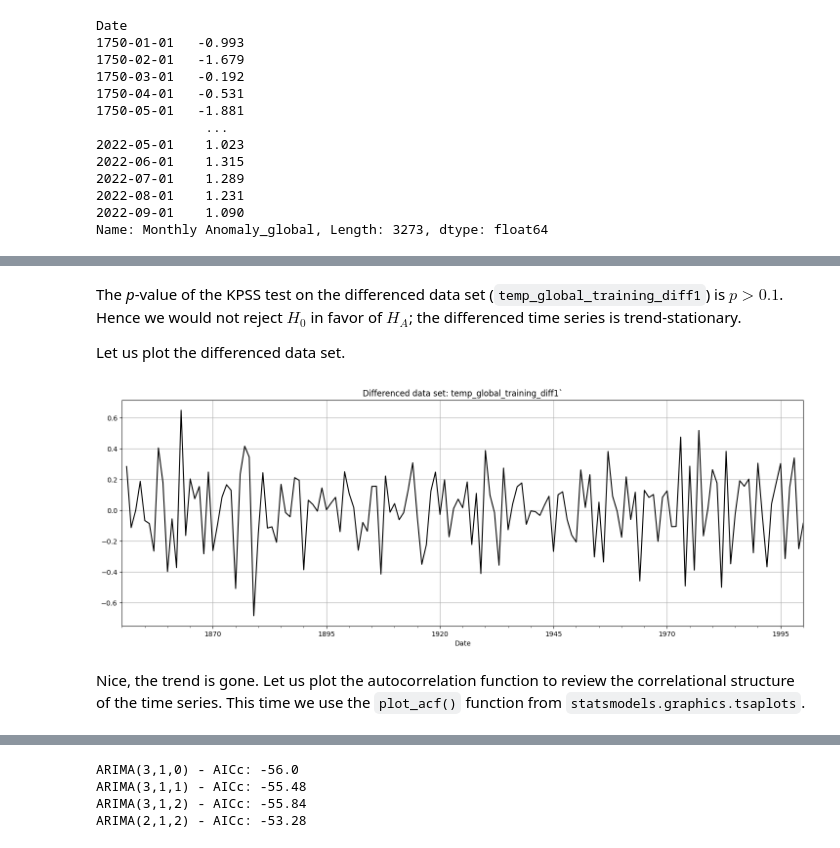
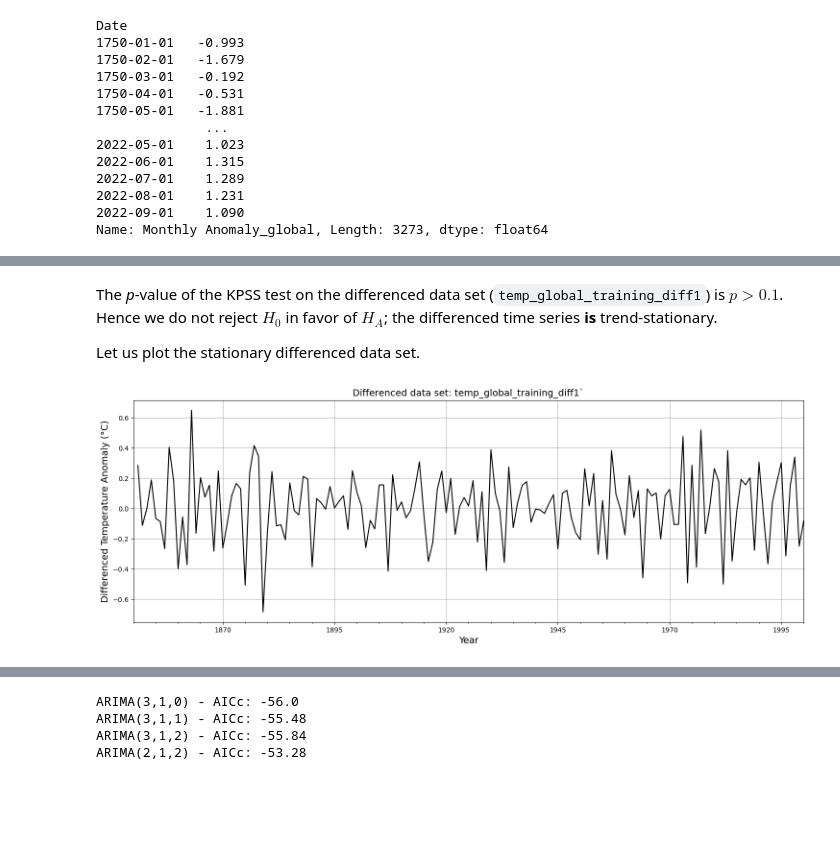
Before and after one commit to soga-lab/NFDI4earth-workshop-032026, a Jupyter notebook: 307100_ARIMA_modelling_in_Python.ipynb, the cells around one changed output, grey strips where cells are left out. Saved outputs shown, nothing was run; the diff lists cells and outputs as text; code cells hidden in the pictures; blank space fills up the shorter version.

```diff
--- a/307100_ARIMA_modelling_in_Python.ipynb
+++ b/307100_ARIMA_modelling_in_Python.ipynb
@@ -220,18 +217,17 @@ look-up table. The actual p-value is greater than the p-value returned.
 # %% [markdown]
 
-The *p*-value of the KPSS test on the differenced data set (`temp_global_training_diff1`) is $p>0.1$. Hence we would not reject $H_0$ in favor of $H_A$; the differenced time series is trend-stationary.
+The *p*-value of the KPSS test on the differenced data set (`temp_global_training_diff1`) is $p>0.1$. Hence we do not reject $H_0$ in favor of $H_A$; the differenced time series **is** trend-stationary.
 
-Let us plot the differenced data set.
+Let us plot the stationary differenced data set.
 # %%
+# Plot the differenced data
 plt.figure(figsize=(18, 6))
-plt.title("Differenced data set: temp_global_training_diff1`")
+plt.title("Differenced data set: temp_global_training_diff1`", fontsize=14)
 temp_global_training_diff1.plot(color="black")
 
 plt.grid()
+plt.xlabel("Year", fontsize=14)
+plt.ylabel("Differenced Temperature Anomaly (°C)", fontsize=14)
 plt.show()
 # %% [output]
-[figure, old version]
+[figure, new version]
-# %% [markdown]
-
-
-Nice, the trend is gone. Let us plot the autocorrelation function to review the correlational structure of the time series. This time we use the `plot_acf()` function from `statsmodels.graphics.tsaplots`.
```
Also changed, not shown: parts of 51 cells of this notebook, 1 other file.
